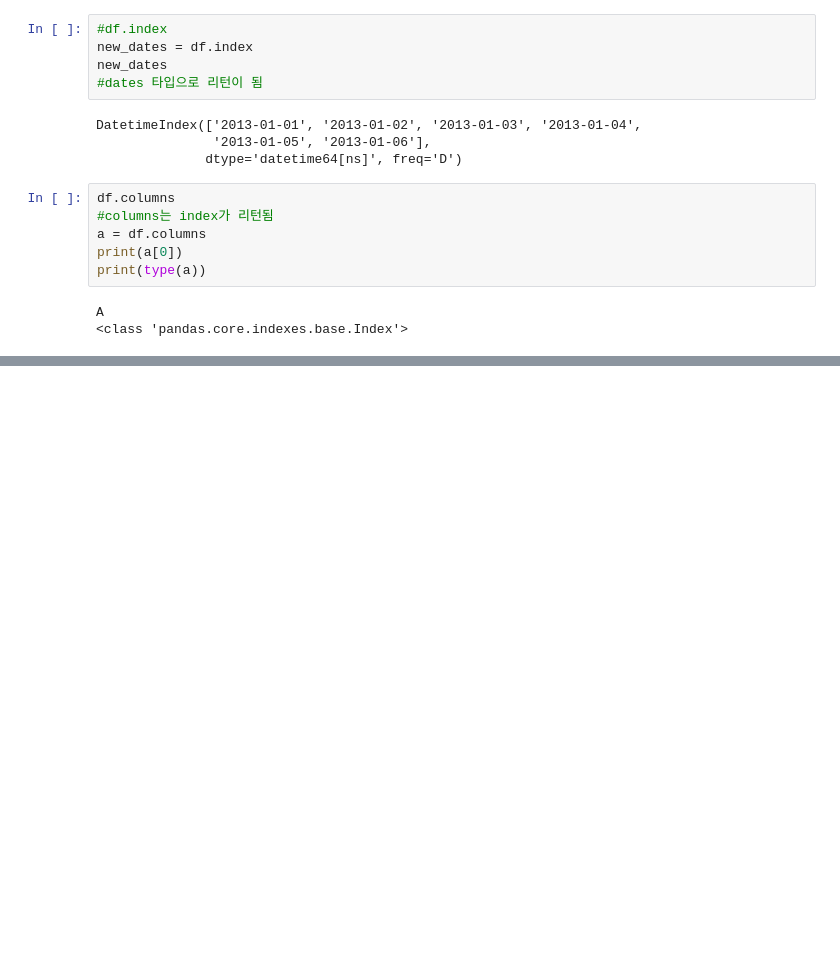
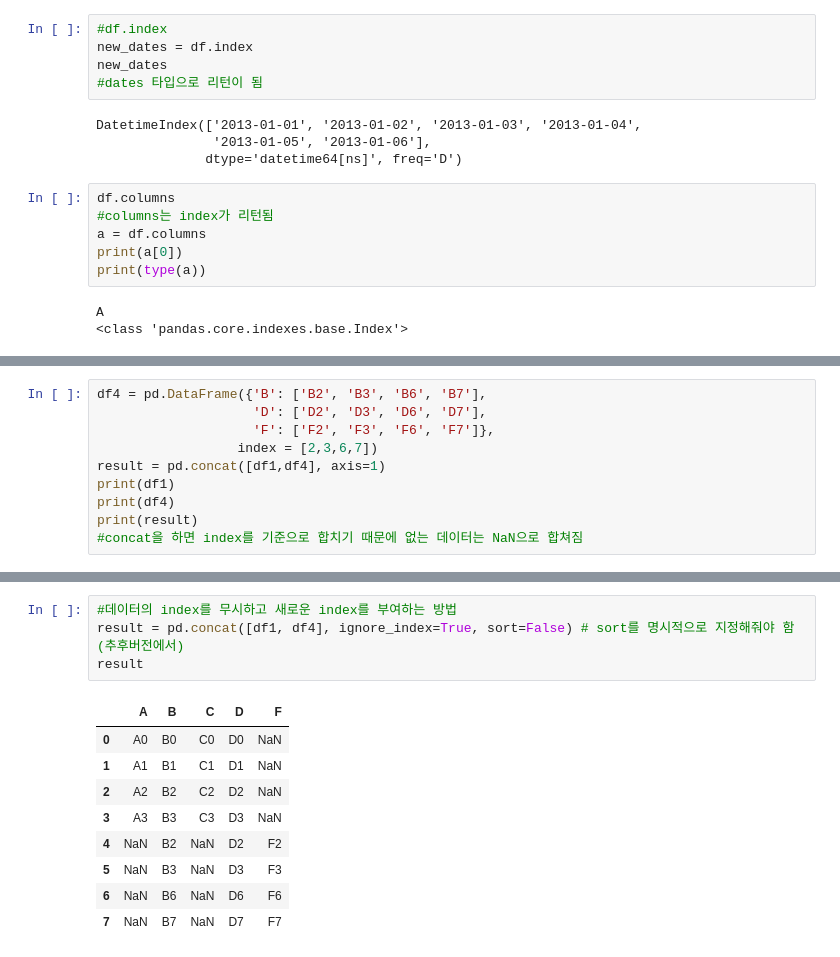
Before and after one commit to ESENS12/DataScience, a Jupyter notebook: pandas_basic.ipynb, the cells around one changed output, grey strips where cells are left out. Saved outputs shown, nothing was run; the diff lists cells and outputs as text; blank space fills up the shorter version.

```diff
--- a/pandas_basic.ipynb
+++ b/pandas_basic.ipynb
@@ -168,0 +249,10 @@ dtype: float64
+# %%
+df4 = pd.DataFrame({'B': ['B2', 'B3', 'B6', 'B7'],
+                    'D': ['D2', 'D3', 'D6', 'D7'],
+                    'F': ['F2', 'F3', 'F6', 'F7']},
+                  index = [2,3,6,7])
+result = pd.concat([df1,df4], axis=1)
+print(df1)
+print(df4)
+print(result)
+#concat을 하면 index를 기준으로 합치기 때문에 없는 데이터는 NaN으로 합쳐짐
@@ -168,0 +285,14 @@ dtype: float64
+# %%
+#데이터의 index를 무시하고 새로운 index를 부여하는 방법
+result = pd.concat([df1, df4], ignore_index=True, sort=False) # sort를 명시적으로 지정해줘야 함(추후버전에서)
+result
+# %% [output]
+|  | A | B | C | D | F |
+| 0 | A0 | B0 | C0 | D0 | NaN |
+| 1 | A1 | B1 | C1 | D1 | NaN |
+| 2 | A2 | B2 | C2 | D2 | NaN |
+| 3 | A3 | B3 | C3 | D3 | NaN |
+| 4 | NaN | B2 | NaN | D2 | F2 |
+| 5 | NaN | B3 | NaN | D3 | F3 |
+| 6 | NaN | B6 | NaN | D6 | F6 |
+| 7 | NaN | B7 | NaN | D7 | F7 |
```
Also changed, not shown: parts of 16 cells of this notebook.
